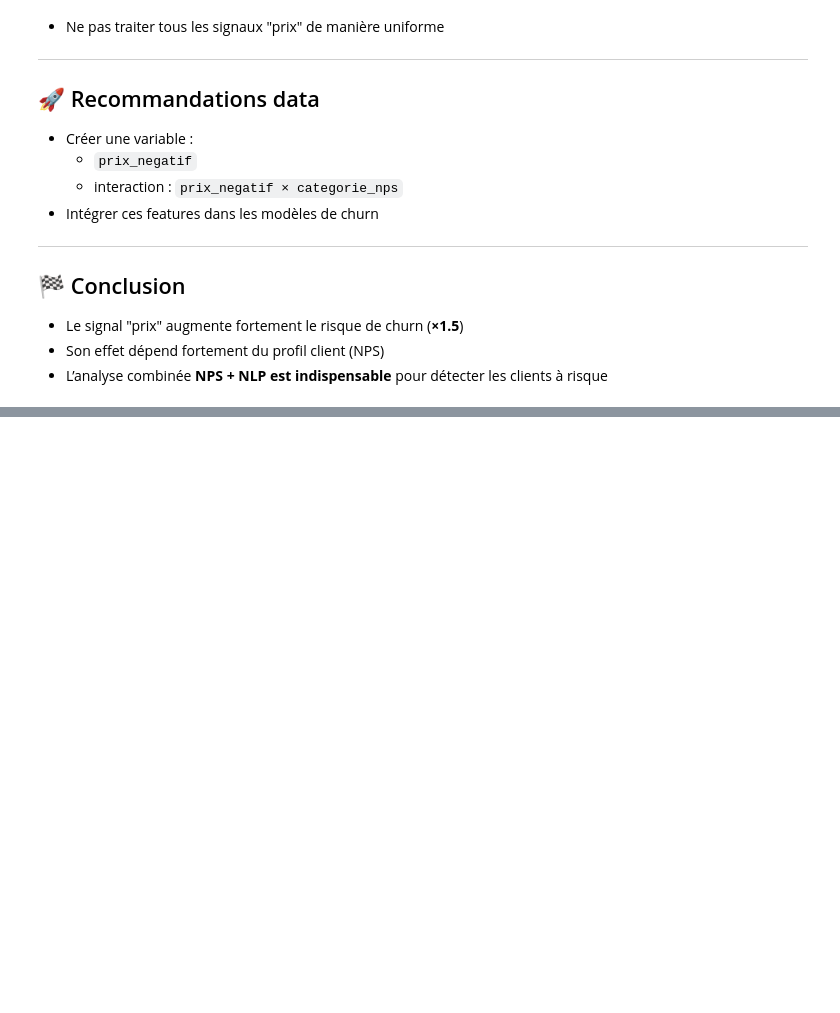
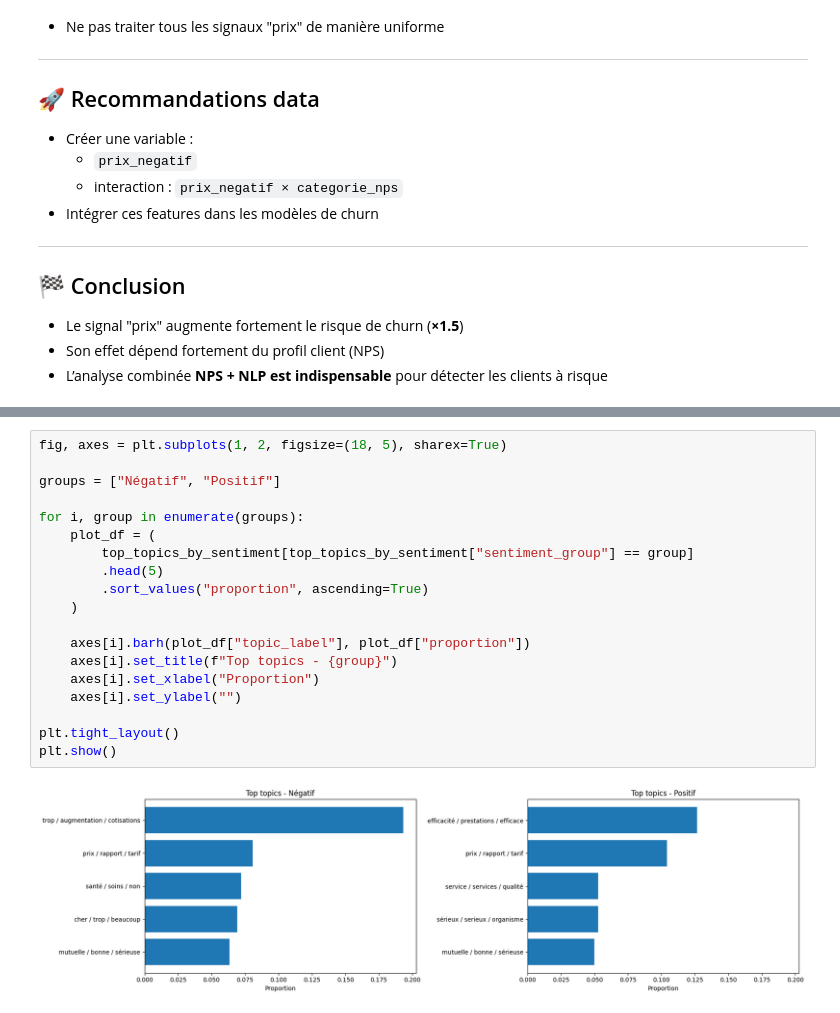
Before and after one commit to kellybourbon2/Alptis-churn-prediction, a Jupyter notebook: notebooks/NPS_analysis.ipynb, the cells around one changed output, grey strips where cells are left out. Cells and saved outputs as stored; diff of their text form; blank space fills up the shorter version.

```diff
--- a/notebooks/NPS_analysis.ipynb
+++ b/notebooks/NPS_analysis.ipynb
@@ -463,0 +700,21 @@ Name: target_resiliation_6mois, dtype: float64
+# %%
+fig, axes = plt.subplots(1, 2, figsize=(18, 5), sharex=True)
+
+groups = ["Négatif", "Positif"]
+
+for i, group in enumerate(groups):
+    plot_df = (
+        top_topics_by_sentiment[top_topics_by_sentiment["sentiment_group"] == group]
+        .head(5)
+        .sort_values("proportion", ascending=True)
+    )
+
+    axes[i].barh(plot_df["topic_label"], plot_df["proportion"])
+    axes[i].set_title(f"Top topics - {group}")
+    axes[i].set_xlabel("Proportion")
+    axes[i].set_ylabel("")
+
+plt.tight_layout()
+plt.show()
+# %% [output]
+[figure, added]
```
Also changed, not shown: parts of 13 cells of this notebook.
